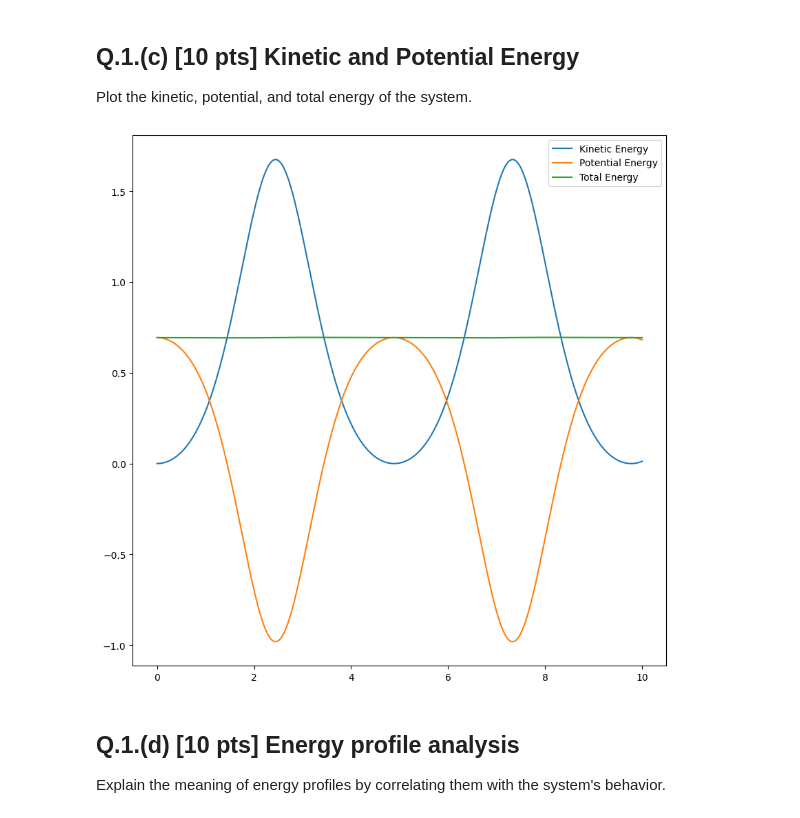
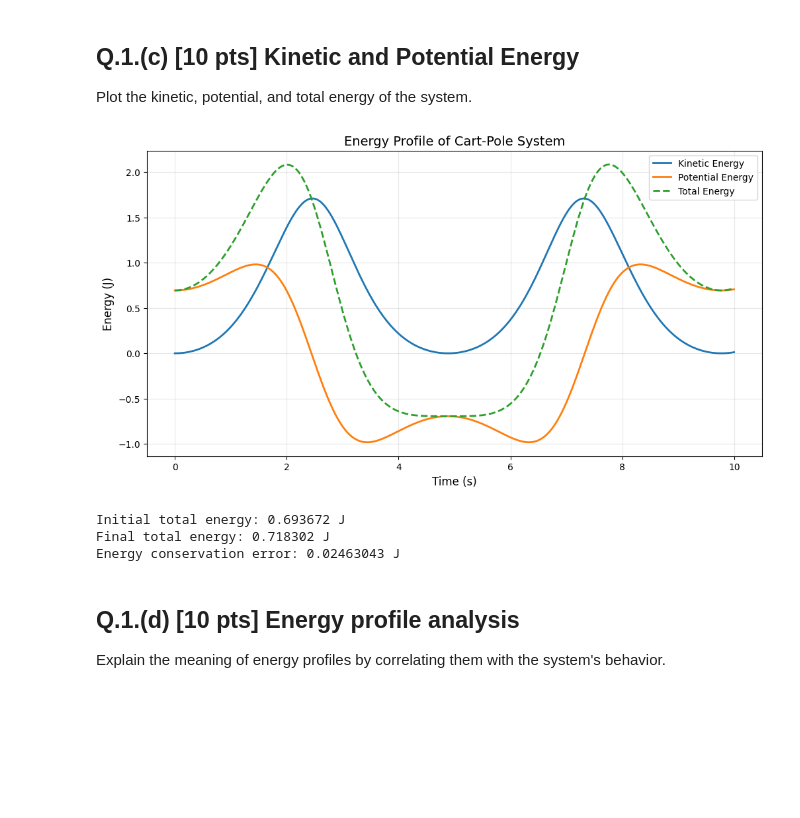
Before and after one commit to Shrinidhiimani/Shrinidhiimani, a Jupyter notebook: HW5.ipynb, the cells around one changed output. Saved outputs shown, nothing was run; the diff lists cells and outputs as text; code cells hidden in the pictures; blank space fills up the shorter version.

```diff
--- a/HW5.ipynb
+++ b/HW5.ipynb
@@ -183,7 +217,17 @@ def kinetic_energy(q, params):
   m1, m2, I2, c, g = params
 
   # Write your code here: complete the function return the kinetic energy
+  x = q[0]
+  th = q[1]
+  xdot = q[2]
+  thdot = q[3]
 
+    # Velocity of point B (center of mass of pole)
+  vB_x = xdot - c * thdot * np.sin(th)
+  vB_y = c * thdot * np.cos(th)
+
+    # Kinetic energy: cart translation + pole translation + pole rotation
+  T = 0.5 * m1 * xdot**2 + 0.5 * m2 * (vB_x**2 + vB_y**2) + 0.5 * I2 * thdot**2
 
   # .......................................................
   return T
@@ -192,21 +236,51 @@ def potential_energy(q, params):
   m1, m2, I2, c, g = params
 
   # Write your code: complete the function return the potential energy
+  x = q[0]
+  th = q[1]
+  xdot = q[2]
+  thdot = q[3]
 
+    # Height of point B (center of mass of pole)
+  height_B = c * np.sin(th)
+
+    # Potential energy (only pole has PE, cart moves horizontally)
+  P = m2 * g * height_B
 
   #.................................................
   return P
-# %%
-# Write your code: Kinematic, potential, and total energy plot
-ke_hist = np.zeros(x_out.shape[1])
-pe_hist = np.zeros(x_out.shape[1])
-ts = np.arange(0, tf, dt)
-
-
-#....................................................
-plt.show()
-# %% [output]
-[figure, removed]
+# %%
+# Write your code: Kinematic, potential, and total energy plot
+ke_hist = np.zeros(x_out.shape[1])
+pe_hist = np.zeros(x_out.shape[1])
+ts = np.arange(0, tf, dt)
+
+# Compute energy at each time step
+for i in range(x_out.shape[1]):
+    ke_hist[i] = kinetic_energy(x_out[:, i], params)
+    pe_hist[i] = potential_energy(x_out[:, i], params)
+
+# Plot
+plt.figure(figsize=(12, 6))
+plt.plot(ts, ke_hist, label='Kinetic Energy', linewidth=2)
+plt.plot(ts, pe_hist, label='Potential Energy', linewidth=2)
+plt.plot(ts, ke_hist + pe_hist, label='Total Energy', linewidth=2, linestyle='--')
+plt.xlabel('Time (s)', fontsize=12)
+plt.ylabel('Energy (J)', fontsize=12)
+plt.title('Energy Profile of Cart-Pole System', fontsize=14)
+plt.legend()
+plt.grid(True, alpha=0.3)
+plt.show()
+
+# Print energy conservation statistics
+print(f"Initial total energy: {ke_hist[0] + pe_hist[0]:.6f} J")
+print(f"Final total energy: {ke_hist[-1] + pe_hist[-1]:.6f} J")
+print(f"Energy conservation error: {abs((ke_hist[-1] + pe_hist[-1]) - (ke_hist[0] + pe_hist[0])):.8f} J")
+# %% [output]
+[figure, added]
+Initial total energy: 0.693672 J
+Final total energy: 0.718302 J
+Energy conservation error: 0.02463043 J
 # %% [markdown]
 ## Q.1.(d) [10 pts] Energy profile analysis
 
```
Also changed, not shown: parts of 8 cells of this notebook.
